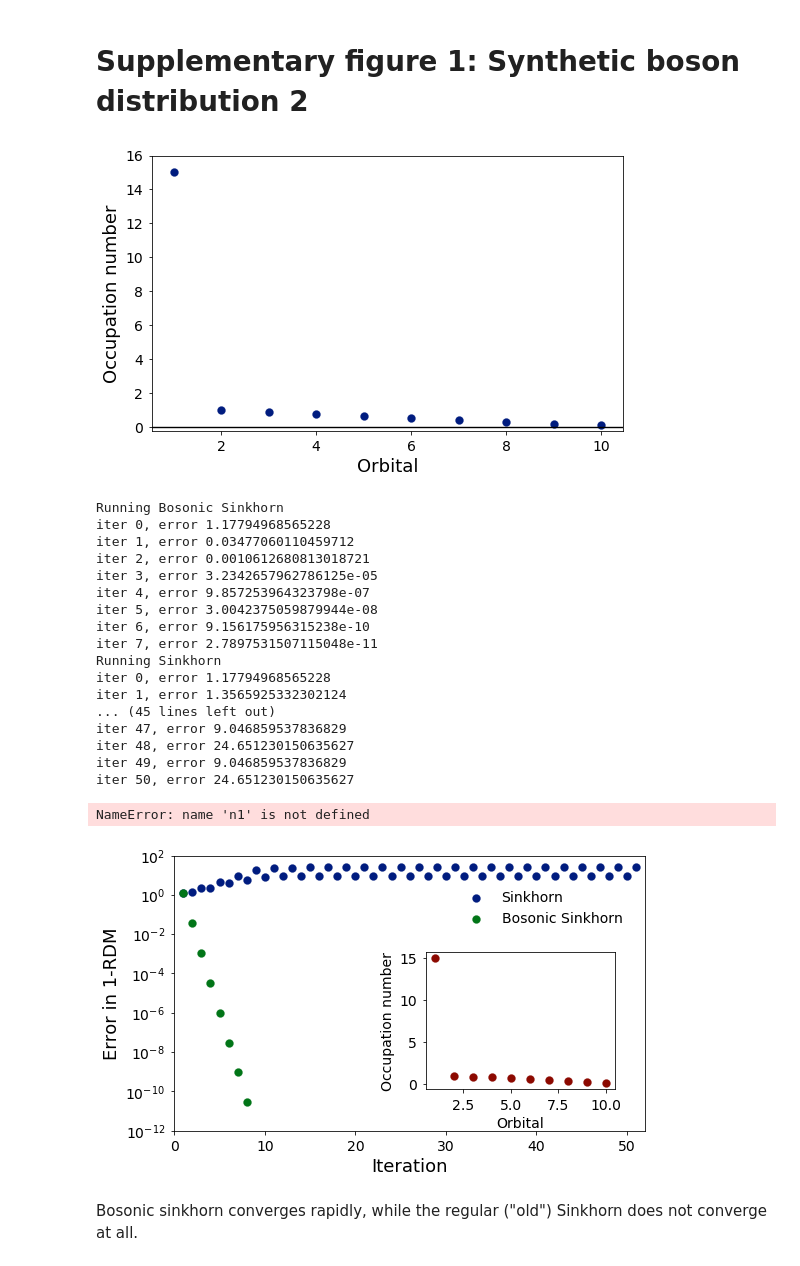
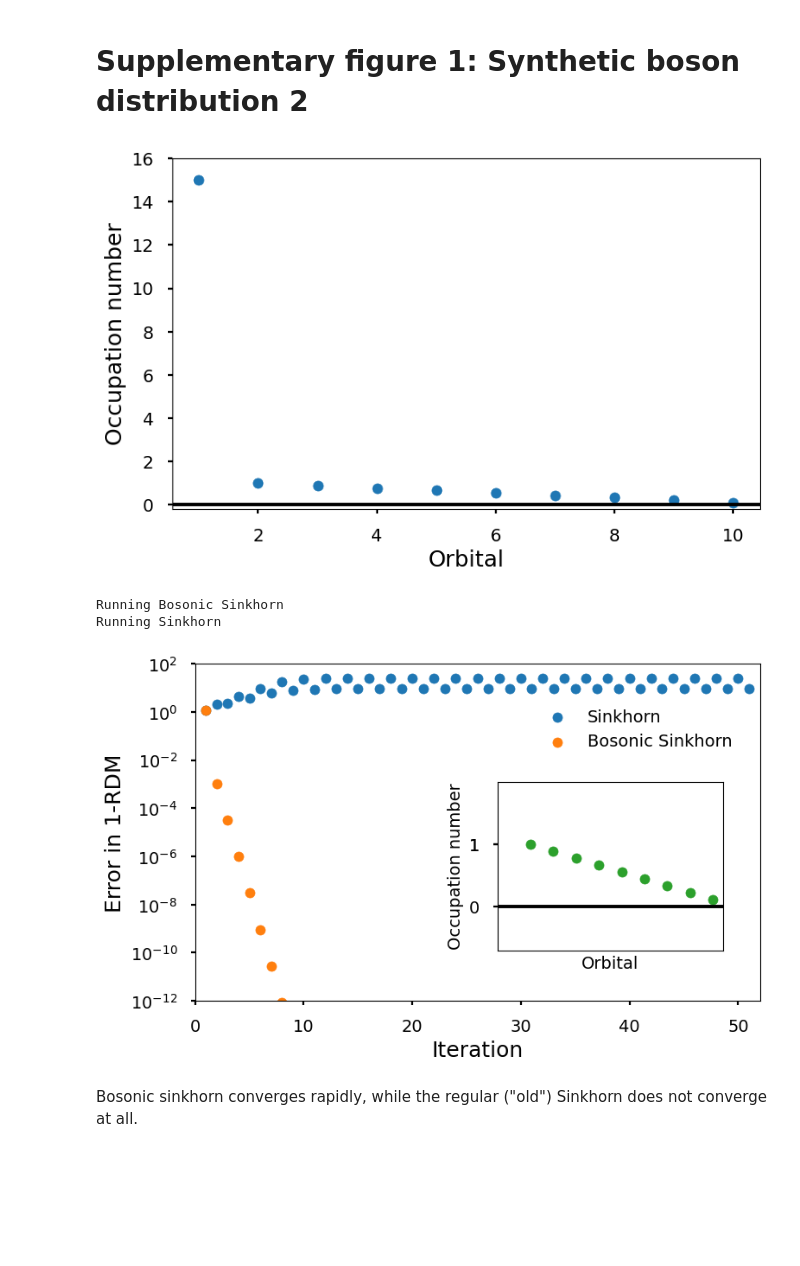
Before and after one commit to DerkKooi/bfsinkhorn, a Jupyter notebook: figures/boson.ipynb, the cells around one changed output. Cells and saved outputs as stored; diff of their text form; code cells hidden in the pictures; blank space fills up the shorter version.

```diff
--- a/figures/boson.ipynb
+++ b/figures/boson.ipynb
@@ -161,57 +160,43 @@ plt.show()
 
 #Run Sinkhorn
 print('Running Bosonic Sinkhorn')
-result = sinkhorn(n, N)
+solver = Sinkhorn(N)
+result = solver.run_sinkhorn_fixed_iters(n, n_iters=50)
 print('Running Sinkhorn')
-result_old = sinkhorn(n, N, old=True, max_iters=50)
+solver_old = Sinkhorn(N, old=True)
+result_old = solver_old.run_sinkhorn_fixed_iters(n, n_iters=50)
 
 #Make the plot
 fig = plt.figure(figsize=(2.5*single_column, 2*single_column*3/4))
 
 plt.yscale('log')
-plt.scatter(np.arange(len(result_old['errors']))+1, result_old['errors'], label='Sinkhorn')
-plt.scatter(np.arange(len(result['errors']))+1, result['errors'], label='Bosonic Sinkhorn')
+plt.scatter(np.arange(len(result_old['n_error']))+1, result_old['n_error'], label='Sinkhorn')
+plt.scatter(np.arange(len(result['n_error']))+1, result['n_error'], label='Bosonic Sinkhorn')
 plt.legend(loc=(0.6, 0.725), framealpha=0)
 plt.xlabel('Iteration')
 plt.ylabel('Error in 1-RDM')
 plt.ylim(10**-12, 10**2)
 plt.xlim(0, 52)
 ax = fig.get_axes()[0]
 axins = inset_axes(ax, width="40%", height="50%", loc=7, bbox_to_anchor=(-0.05,-0.1,1,1), bbox_transform=ax.transAxes)
 plt.scatter(np.arange(norb)+1, n, color='C2')
 plt.xlabel('Orbital', fontsize=SMALL_SIZE)
 plt.ylabel('Occupation number', fontsize=SMALL_SIZE)
-plt.ylim(-0.7, n1+1)
+plt.ylim(-0.7, n[1]+1)
 plt.xticks([])
-plt.yticks([0, 1, n1])
+plt.yticks([0, 1, n[1]])
 plt.axhline(y=0, color='0', linestyle='-')
 if save:
     plt.savefig('Sfig1_boson_convergence.pdf',
                 bbox_inches='tight',
                 transparent=True,
                 pad_inches=0.1)
 plt.show()
 # %% [output]
-[figure, old version]
+[figure, new version]
 Running Bosonic Sinkhorn
-iter 0, error 1.17794968565228
-iter 1, error 0.03477060110459712
-iter 2, error 0.0010612680813018721
-iter 3, error 3.2342657962786125e-05
-iter 4, error 9.857253964323798e-07
-iter 5, error 3.0042375059879944e-08
-iter 6, error 9.156175956315238e-10
-iter 7, error 2.7897531507115048e-11
 Running Sinkhorn
-iter 0, error 1.17794968565228
-iter 1, error 1.3565925332302124
-... (45 lines left out)
-iter 47, error 9.046859537836829
-iter 48, error 24.651230150635627
-iter 49, error 9.046859537836829
-iter 50, error 24.651230150635627
-NameError: name 'n1' is not defined
-[figure, old version]
+[figure, new version]
 # %% [markdown]
 Bosonic sinkhorn converges rapidly, while the regular ("old") Sinkhorn does not converge at all.
 # %% [markdown]
```
Also changed, not shown: parts of 7 cells of this notebook, 15 other files.
